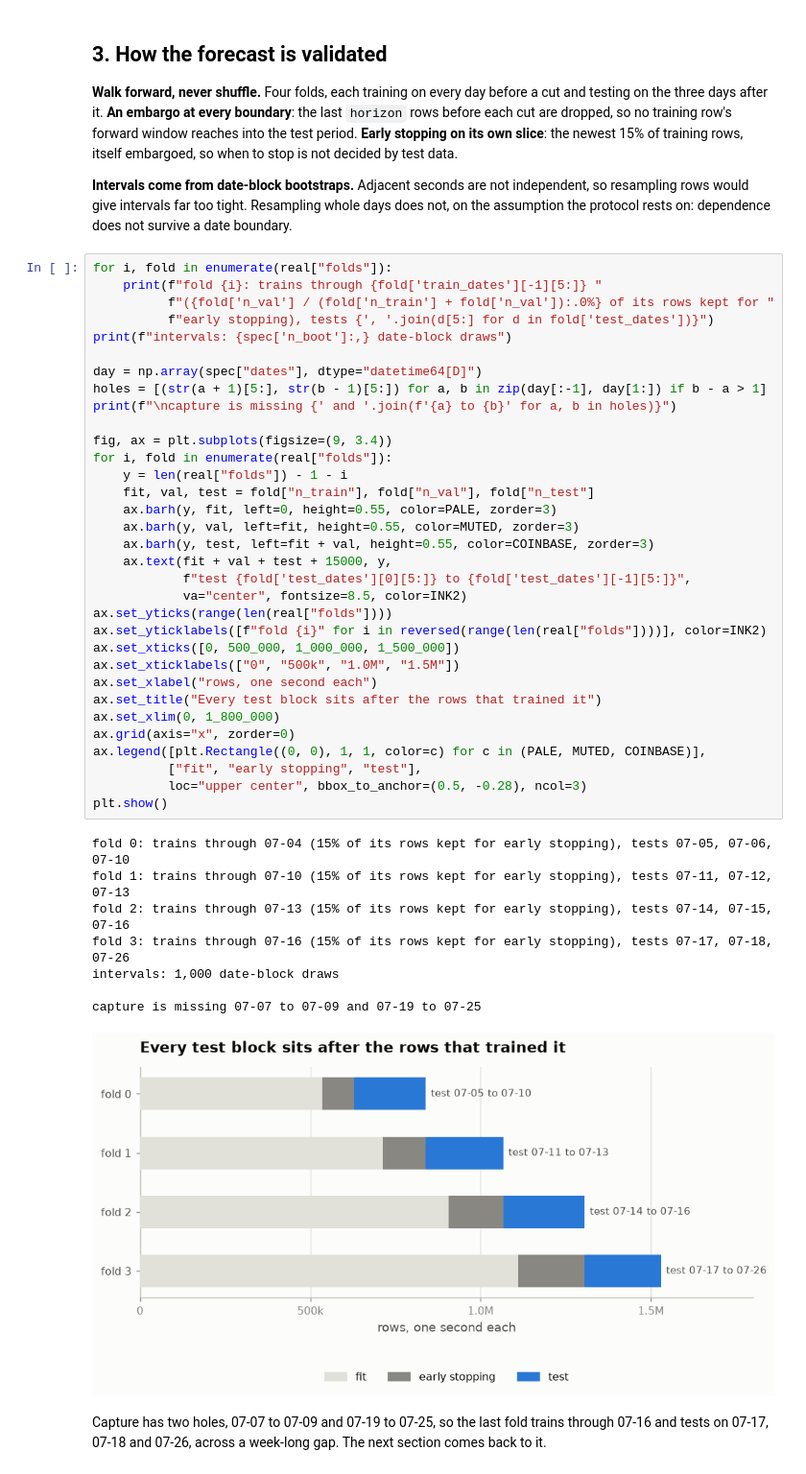
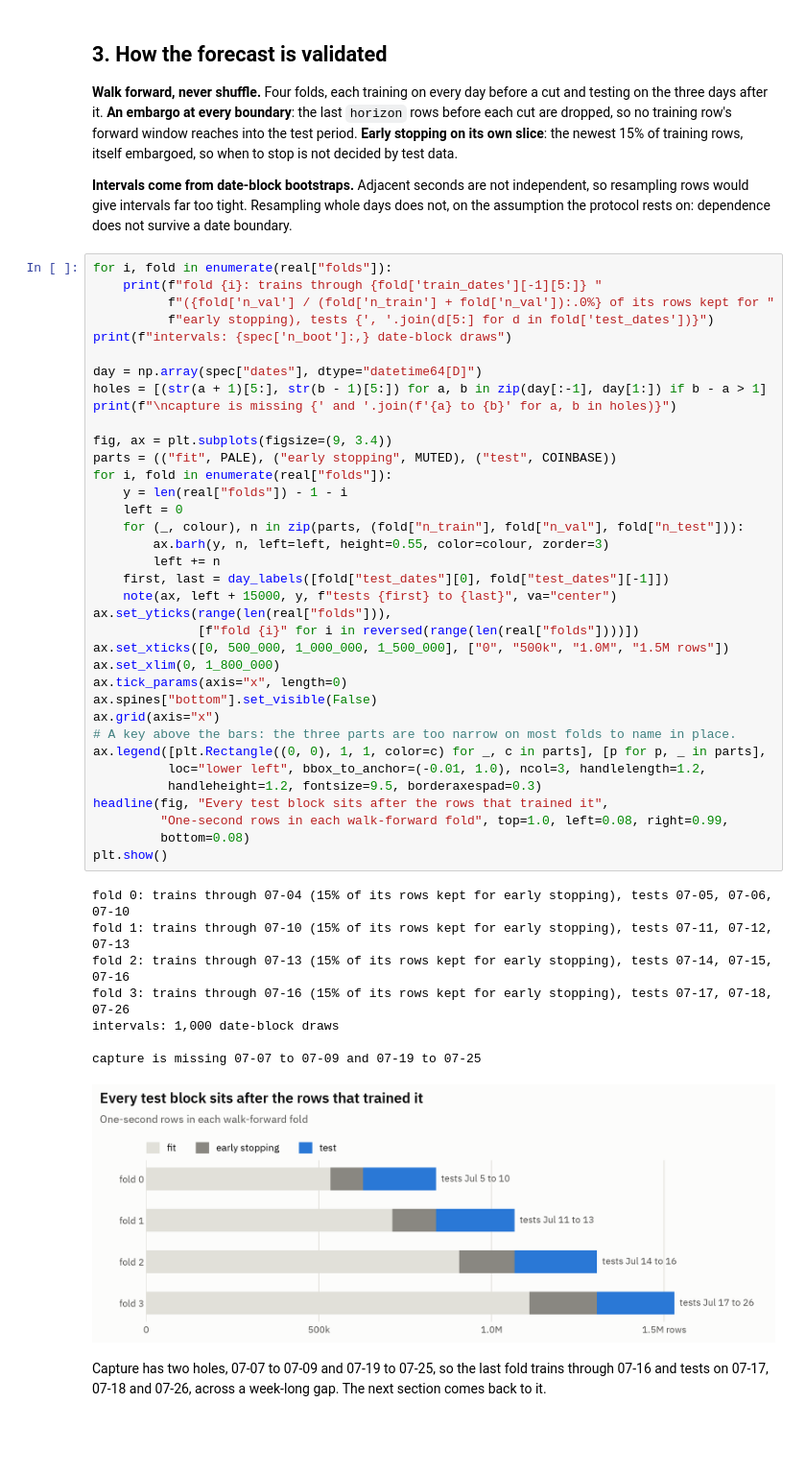
Before and after one commit to ryanp2718/crosstick-price-discovery, a Jupyter notebook: notebooks/appendix.ipynb, the cells around one changed output. Shown at 96% size. Cells and saved outputs as stored; diff of their text form; blank space fills up the shorter version.

```diff
--- a/notebooks/appendix.ipynb
+++ b/notebooks/appendix.ipynb
@@ -198,45 +186,48 @@ assumption the protocol rests on: dependence does not survive a date boundary.
 # %%
 for i, fold in enumerate(real["folds"]):
     print(f"fold {i}: trains through {fold['train_dates'][-1][5:]} "
           f"({fold['n_val'] / (fold['n_train'] + fold['n_val']):.0%} of its rows kept for "
           f"early stopping), tests {', '.join(d[5:] for d in fold['test_dates'])}")
 print(f"intervals: {spec['n_boot']:,} date-block draws")
 
 day = np.array(spec["dates"], dtype="datetime64[D]")
 holes = [(str(a + 1)[5:], str(b - 1)[5:]) for a, b in zip(day[:-1], day[1:]) if b - a > 1]
 print(f"\ncapture is missing {' and '.join(f'{a} to {b}' for a, b in holes)}")
 
 fig, ax = plt.subplots(figsize=(9, 3.4))
+parts = (("fit", PALE), ("early stopping", MUTED), ("test", COINBASE))
 for i, fold in enumerate(real["folds"]):
     y = len(real["folds"]) - 1 - i
-    fit, val, test = fold["n_train"], fold["n_val"], fold["n_test"]
-    ax.barh(y, fit, left=0, height=0.55, color=PALE, zorder=3)
-    ax.barh(y, val, left=fit, height=0.55, color=MUTED, zorder=3)
-    ax.barh(y, test, left=fit + val, height=0.55, color=COINBASE, zorder=3)
-    ax.text(fit + val + test + 15000, y,
-            f"test {fold['test_dates'][0][5:]} to {fold['test_dates'][-1][5:]}",
-            va="center", fontsize=8.5, color=INK2)
-ax.set_yticks(range(len(real["folds"])))
-ax.set_yticklabels([f"fold {i}" for i in reversed(range(len(real["folds"])))], color=INK2)
-ax.set_xticks([0, 500_000, 1_000_000, 1_500_000])
-ax.set_xticklabels(["0", "500k", "1.0M", "1.5M"])
-ax.set_xlabel("rows, one second each")
-ax.set_title("Every test block sits after the rows that trained it")
+    left = 0
+    for (_, colour), n in zip(parts, (fold["n_train"], fold["n_val"], fold["n_test"])):
+        ax.barh(y, n, left=left, height=0.55, color=colour, zorder=3)
+        left += n
+    first, last = day_labels([fold["test_dates"][0], fold["test_dates"][-1]])
+    note(ax, left + 15000, y, f"tests {first} to {last}", va="center")
+ax.set_yticks(range(len(real["folds"])),
+              [f"fold {i}" for i in reversed(range(len(real["folds"])))])
+ax.set_xticks([0, 500_000, 1_000_000, 1_500_000], ["0", "500k", "1.0M", "1.5M rows"])
 ax.set_xlim(0, 1_800_000)
-ax.grid(axis="x", zorder=0)
-ax.legend([plt.Rectangle((0, 0), 1, 1, color=c) for c in (PALE, MUTED, COINBASE)],
-          ["fit", "early stopping", "test"],
-          loc="upper center", bbox_to_anchor=(0.5, -0.28), ncol=3)
+ax.tick_params(axis="x", length=0)
+ax.spines["bottom"].set_visible(False)
+ax.grid(axis="x")
+# A key above the bars: the three parts are too narrow on most folds to name in place.
+ax.legend([plt.Rectangle((0, 0), 1, 1, color=c) for _, c in parts], [p for p, _ in parts],
+          loc="lower left", bbox_to_anchor=(-0.01, 1.0), ncol=3, handlelength=1.2,
+          handleheight=1.2, fontsize=9.5, borderaxespad=0.3)
+headline(fig, "Every test block sits after the rows that trained it",
+         "One-second rows in each walk-forward fold", top=1.0, left=0.08, right=0.99,
+         bottom=0.08)
 plt.show()
 # %% [output]
 fold 0: trains through 07-04 (15% of its rows kept for early stopping), tests 07-05, 07-06, 07-10
 fold 1: trains through 07-10 (15% of its rows kept for early stopping), tests 07-11, 07-12, 07-13
 fold 2: trains through 07-13 (15% of its rows kept for early stopping), tests 07-14, 07-15, 07-16
 fold 3: trains through 07-16 (15% of its rows kept for early stopping), tests 07-17, 07-18, 07-26
 intervals: 1,000 date-block draws
 
 capture is missing 07-07 to 07-09 and 07-19 to 07-25
-[figure, old version]
+[figure, new version]
 # %% [markdown]
 Capture has two holes, 07-07 to 07-09 and 07-19 to 07-25, so the last fold trains through 07-16
 and tests on 07-17, 07-18 and 07-26, across a week-long gap. The next section comes back to it.
```
Also changed, not shown: parts of 12 cells of this notebook, 8 other files.
